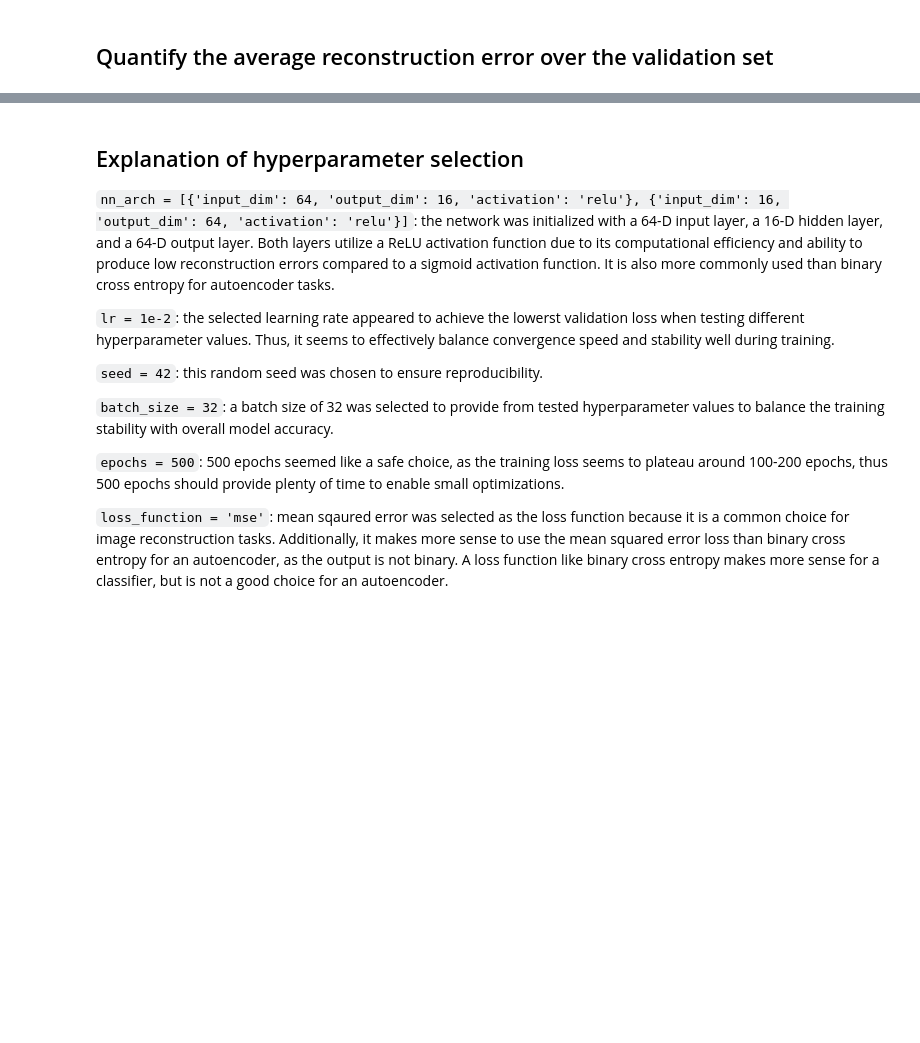
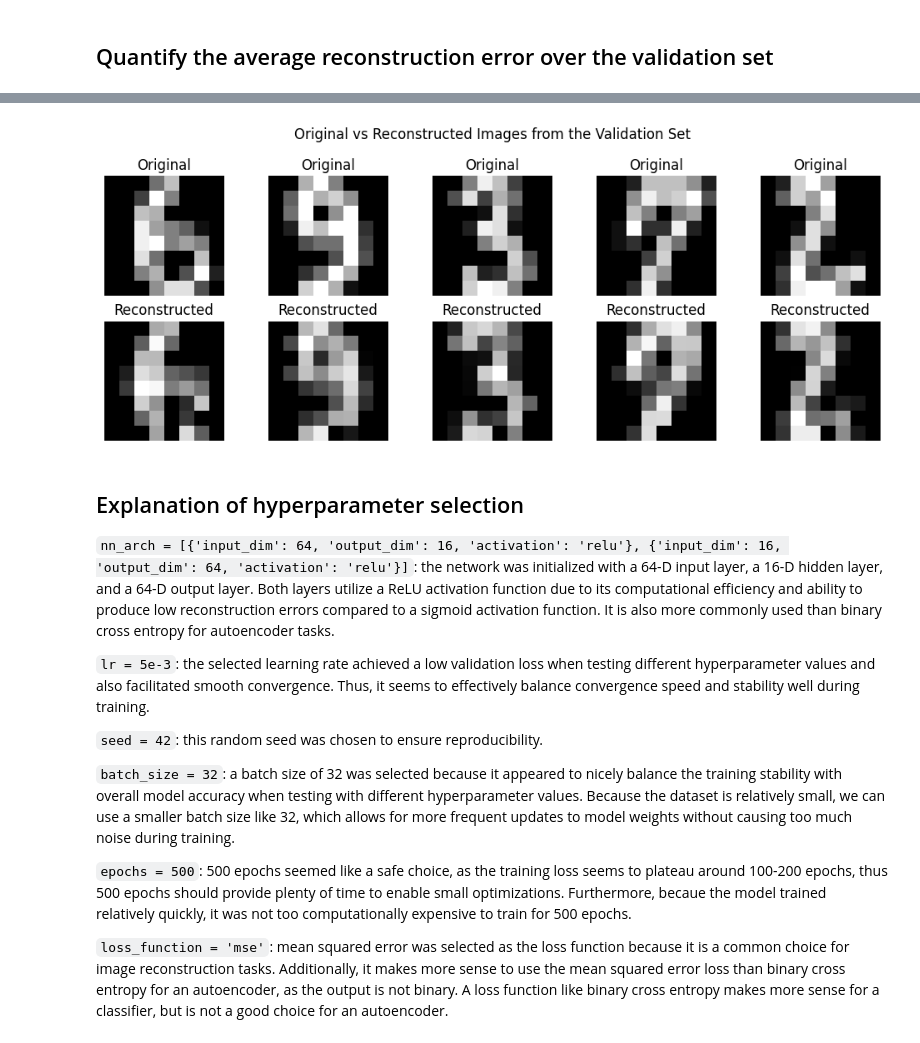
Before and after one commit to blonn25/final-nn, a Jupyter notebook: autoencoder.ipynb, the cells around one changed output, grey strips where cells are left out. Saved outputs shown, nothing was run; the diff lists cells and outputs as text; code cells hidden in the pictures; blank space fills up the shorter version.

Commit message:
updated autoencoder and classifier notebooks

```diff
--- a/autoencoder.ipynb
+++ b/autoencoder.ipynb
@@ -110,14 +111,37 @@ Mean squared error over the validation set: 3.4307
+# %%
+# display the first handful of images of the validation set and their reconstructions
+plt.figure(figsize=(10, 4))
+num_images_to_display = 5
+for i in range(num_images_to_display):
+
+    # display the original image
+    plt.subplot(2, num_images_to_display, i + 1)
+    plt.imshow(X_val[i].reshape(8, 8), cmap='gray')
+    plt.title('Original')
+    plt.axis('off')
+
+    # display the reconstructed image
+    plt.subplot(2, num_images_to_display, i + 1 + num_images_to_display)
+    plt.imshow(X_hat[i].reshape(8, 8), cmap='gray')
+    plt.title('Reconstructed')
+    plt.axis('off')
+
+plt.suptitle('Original vs Reconstructed Images from the Validation Set')
+plt.tight_layout()
+plt.show()
+# %% [output]
+[figure, added]
 # %% [markdown]
 ## Explanation of hyperparameter selection
 
 `nn_arch = [{'input_dim': 64, 'output_dim': 16, 'activation': 'relu'}, {'input_dim': 16, 'output_dim': 64, 'activation': 'relu'}]`: the network was initialized with a 64-D input layer, a 16-D hidden layer, and a 64-D output layer. Both layers utilize a ReLU activation function due to its computational efficiency and ability to produce low reconstruction errors compared to a sigmoid activation function. It is also more commonly used than binary cross entropy for autoencoder tasks.
 
-`lr = 1e-2`: the selected learning rate appeared to achieve the lowerst validation loss when testing different hyperparameter values. Thus, it seems to effectively balance convergence speed and stability well during training.
+`lr = 5e-3`: the selected learning rate achieved a low validation loss when testing different hyperparameter values and also facilitated smooth convergence. Thus, it seems to effectively balance convergence speed and stability well during training.
 
 `seed = 42`: this random seed was chosen to ensure reproducibility.
 
-`batch_size = 32`: a batch size of 32 was selected to provide from tested hyperparameter values to balance the training stability with overall model accuracy.
+`batch_size = 32`: a batch size of 32 was selected because it appeared to nicely balance the training stability with overall model accuracy when testing with different hyperparameter values. Because the dataset is relatively small, we can use a smaller batch size like 32, which allows for more frequent updates to model weights without causing too much noise during training.
 
-`epochs = 500`: 500 epochs seemed like a safe choice, as the training loss seems to plateau around 100-200 epochs, thus 500 epochs should provide plenty of time to enable small optimizations.
+`epochs = 500`: 500 epochs seemed like a safe choice, as the training loss seems to plateau around 100-200 epochs, thus 500 epochs should provide plenty of time to enable small optimizations. Furthermore, becaue the model trained relatively quickly, it was not too computationally expensive to train for 500 epochs.
 
-`loss_function = 'mse'`: mean sqaured error was selected as the loss function because it is a common choice for image reconstruction tasks. Additionally, it makes more sense to use the mean squared error loss than binary cross entropy for an autoencoder, as the output is not binary. A loss function like binary cross entropy makes more sense for a classifier, but is not a good choice for an autoencoder.
+`loss_function = 'mse'`: mean squared error was selected as the loss function because it is a common choice for image reconstruction tasks. Additionally, it makes more sense to use the mean squared error loss than binary cross entropy for an autoencoder, as the output is not binary. A loss function like binary cross entropy makes more sense for a classifier, but is not a good choice for an autoencoder.
```
Also changed, not shown: parts of 4 cells of this notebook, 1 other file.
